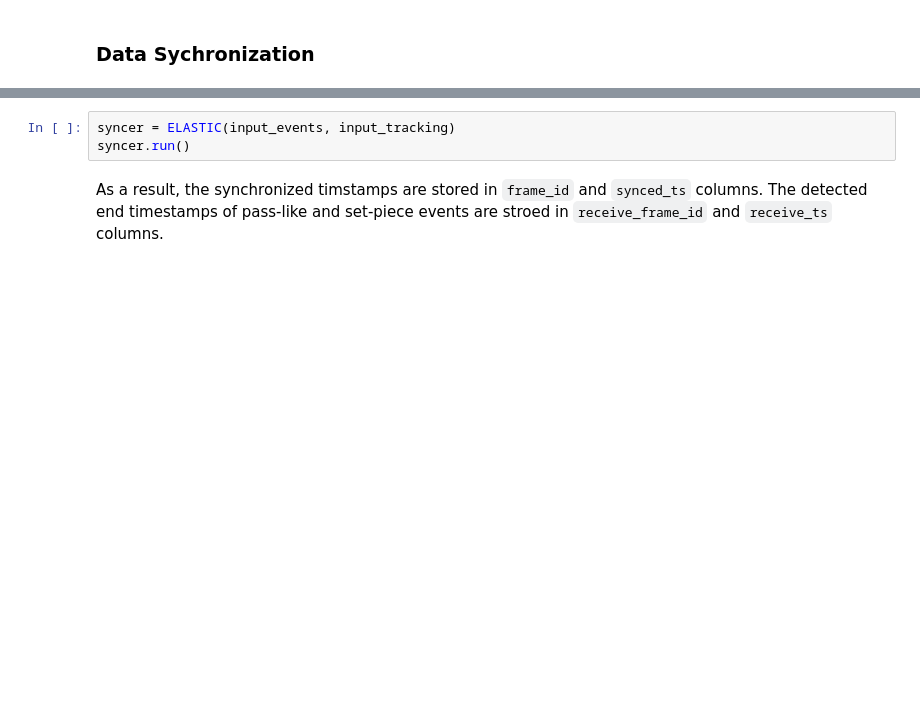
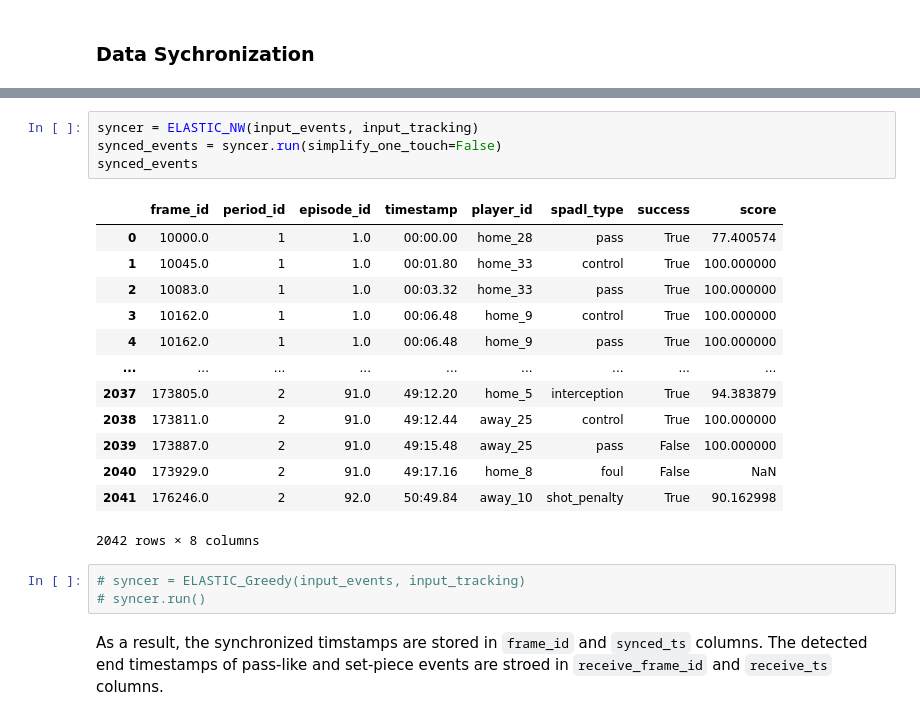
Before and after one commit to hyunsungkim-ds/elastic, a Jupyter notebook: tutorial.ipynb, the cells around one changed output, grey strips where cells are left out. Drawn from its saved outputs; the diff is of its cells as text; blank space fills up the shorter version.

```diff
--- a/tutorial.ipynb
+++ b/tutorial.ipynb
@@ -102,9 +101,27 @@ By running the following code, you can synchronize the event and tracking data w
 <p align="center">
   <img src="docs/sync_stages.png" width="500" />
 </p>
+# %%
+syncer = ELASTIC_NW(input_events, input_tracking)
+synced_events = syncer.run(simplify_one_touch=False)
+synced_events
+# %% [output]
+|  | frame_id | period_id | episode_id | timestamp | player_id | spadl_type | success | score |
+| 0 | 10000.0 | 1 | 1.0 | 00:00.00 | home_28 | pass | True | 77.400574 |
+| 1 | 10045.0 | 1 | 1.0 | 00:01.80 | home_33 | control | True | 100.000000 |
+| 2 | 10083.0 | 1 | 1.0 | 00:03.32 | home_33 | pass | True | 100.000000 |
+| 3 | 10162.0 | 1 | 1.0 | 00:06.48 | home_9 | control | True | 100.000000 |
+| 4 | 10162.0 | 1 | 1.0 | 00:06.48 | home_9 | pass | True | 100.000000 |
+| ... | ... | ... | ... | ... | ... | ... | ... | ... |
+| 2037 | 173805.0 | 2 | 91.0 | 49:12.20 | home_5 | interception | True | 94.383879 |
+| 2038 | 173811.0 | 2 | 91.0 | 49:12.44 | away_25 | control | True | 100.000000 |
+| 2039 | 173887.0 | 2 | 91.0 | 49:15.48 | away_25 | pass | False | 100.000000 |
+| 2040 | 173929.0 | 2 | 91.0 | 49:17.16 | home_8 | foul | False | NaN |
+| 2041 | 176246.0 | 2 | 92.0 | 50:49.84 | away_10 | shot_penalty | True | 90.162998 |
+2042 rows × 8 columns
 # %%
-syncer = ELASTIC(input_events, input_tracking)
-syncer.run()
+# syncer = ELASTIC_Greedy(input_events, input_tracking)
+# syncer.run()
 # %% [markdown]
 As a result, the synchronized timstamps are stored in `frame_id` and `synced_ts` columns. The detected end timestamps of pass-like and set-piece events are stroed in `receive_frame_id` and `receive_ts` columns.
 # %%
```
Also changed, not shown: parts of 6 cells of this notebook, 1 other file.
